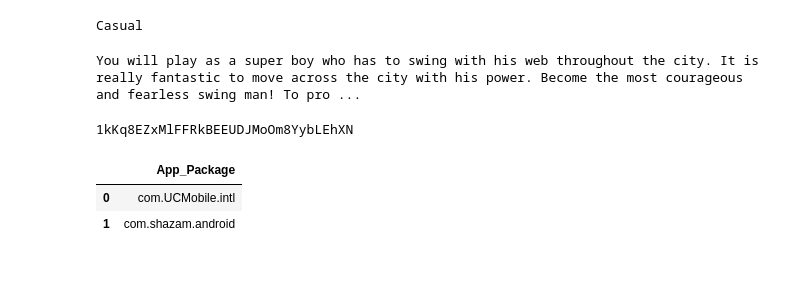
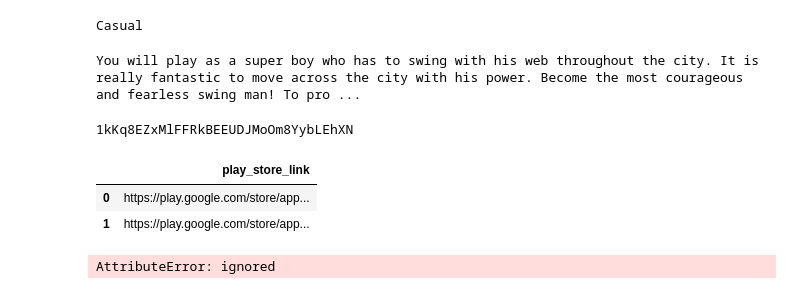
Before and after one commit to ThejaswiniNayak/Recommenders, a Jupyter notebook: PlayStore_Scraping.ipynb, the cells around one changed output. Cells and saved outputs as stored; diff of their text form; code cells hidden in the pictures.

```diff
--- a/PlayStore_Scraping.ipynb
+++ b/PlayStore_Scraping.ipynb
@@ -63,6 +63,29 @@ df3 = pd.read_csv('Applist.csv')
-# %%
-df3.head(2)
-# %% [output]
-|  | App_Package |
-| 0 | com.UCMobile.intl |
-| 1 | com.shazam.android |
+# %%
+App_data['play_store_link']='https://play.google.com/store/apps/details?id='+App_data['App_Package']
+App_data=App_data.drop(['App_Package'], axis=1)
+App_data.head(2)
+# %% [output]
+|  | play_store_link |
+| 0 | https://play.google.com/store/app... |
+| 1 | https://play.google.com/store/app... |
+# %%
+#List of variables used
+app_name = []
+app_owner = []
+app_category = []
+app_description = []
+from bs4 import BeautifulSoup
+for i in range(4):
+  link=App_data['play_store_link'].iloc[i]
+  page = urllib2.urlopen(link)
+  soup = BeautifulSoup(page)
+  name=soup.find('h1',attrs={"class":"AHFaub"}).find('span').text
+  app_name.append(name)
+  owner=soup.find('div',attrs={"class":"qQKdcc"}).find('span').find('a').text
+  app_owner.append(owner)
+  category=soup.find('a',attrs={"itemprop":"genre"}).text
+  app_category.append(category)
+  description=soup.find('div',attrs={"jsname":"sngebd"}).text
+  app_description.append(description)
+# %% [output]
+AttributeError: ignored
```
Also changed, not shown: parts of 8 cells of this notebook.
